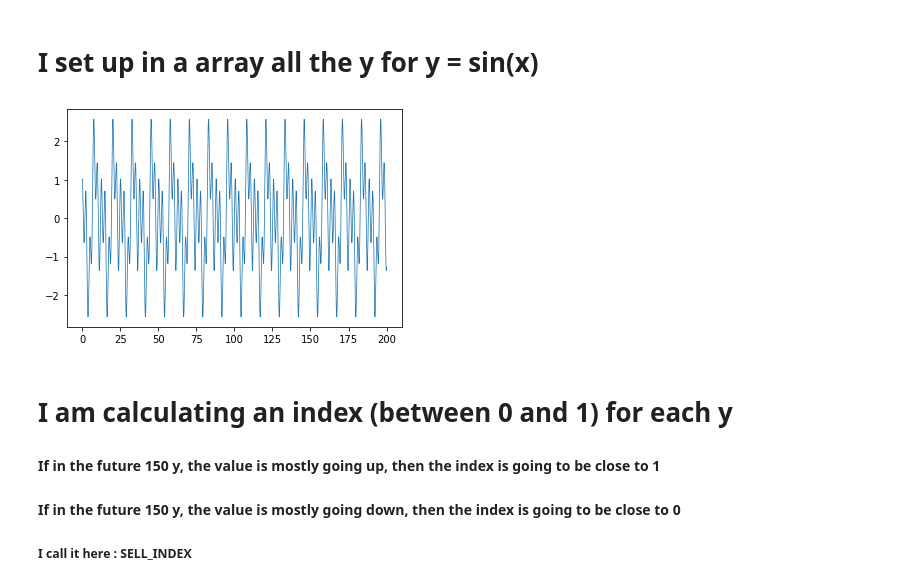
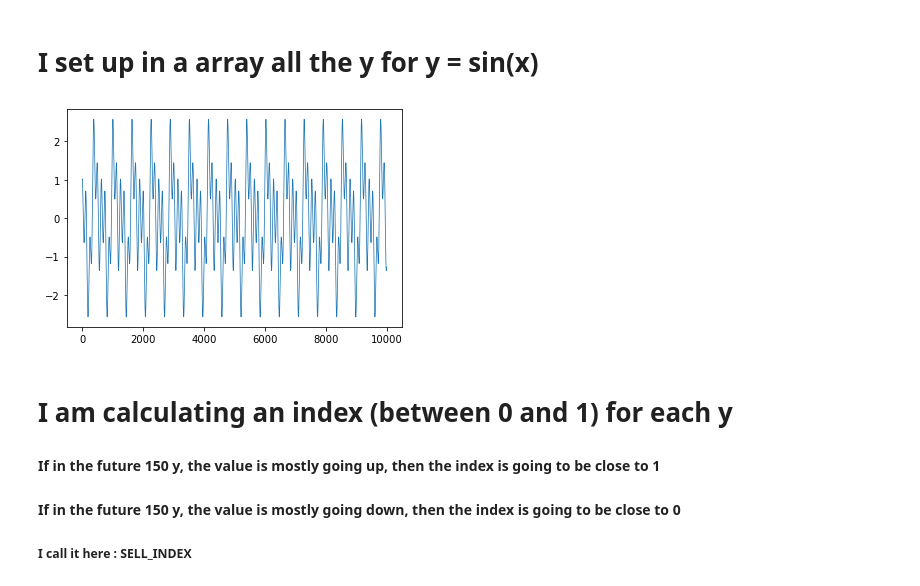
Before and after one commit to mathias-vandaele/keras-research, a Jupyter notebook: sinus_prediction.ipynb, the cells around one changed output. Cells and saved outputs as stored; diff of their text form; code cells hidden in the pictures.

```diff
--- a/sinus_prediction.ipynb
+++ b/sinus_prediction.ipynb
@@ -7,12 +7,12 @@ from matplotlib import pyplot as plt
 # %%
 n = 10000
 
 array = np.array([math.sin(i*0.02) + math.cos(i*.05) - math.sin(i*0.01) for i in range(1, n)])
 fig, ax = plt.subplots()
-ax.plot([(i*0.02) for i in range(1, n)], array, linewidth=0.75)
+ax.plot([i for i in range(1, n)], array, linewidth=0.75)
 plt.show()
 # %% [output]
-[figure, old version]
+[figure, new version]
 # %% [markdown]
 # I am calculating an index (between 0 and 1) for each y
 #### If in the future 150 y, the value is mostly going up, then the index is going to be close to 1
```
Also changed, not shown: parts of 4 cells of this notebook, 3 other files.
